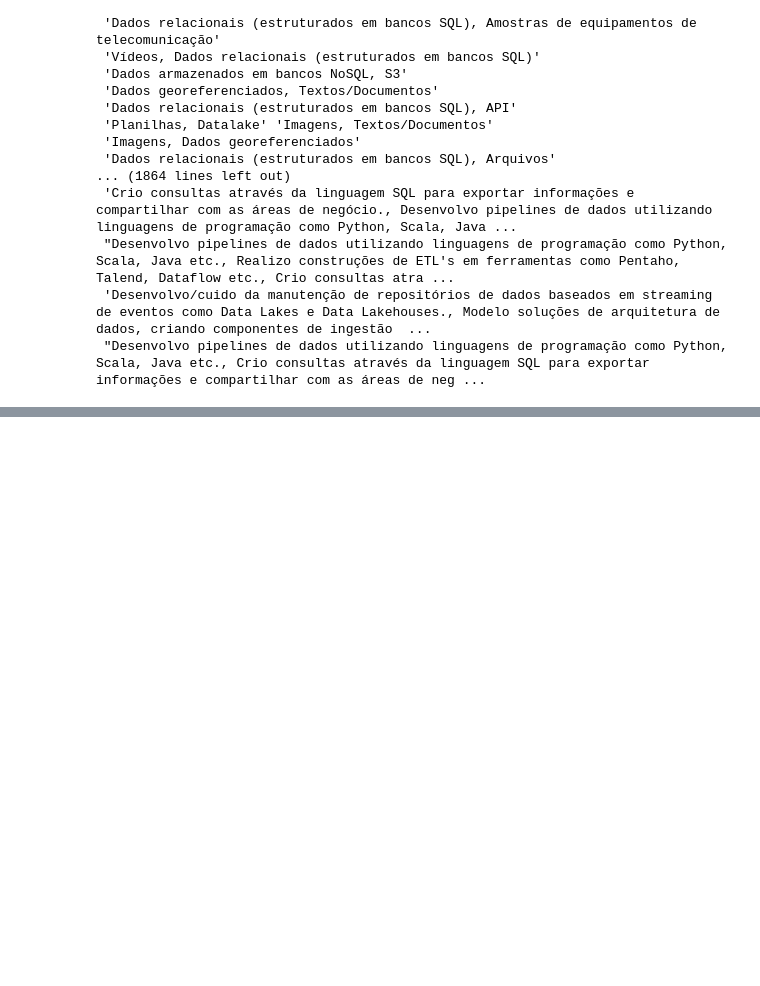
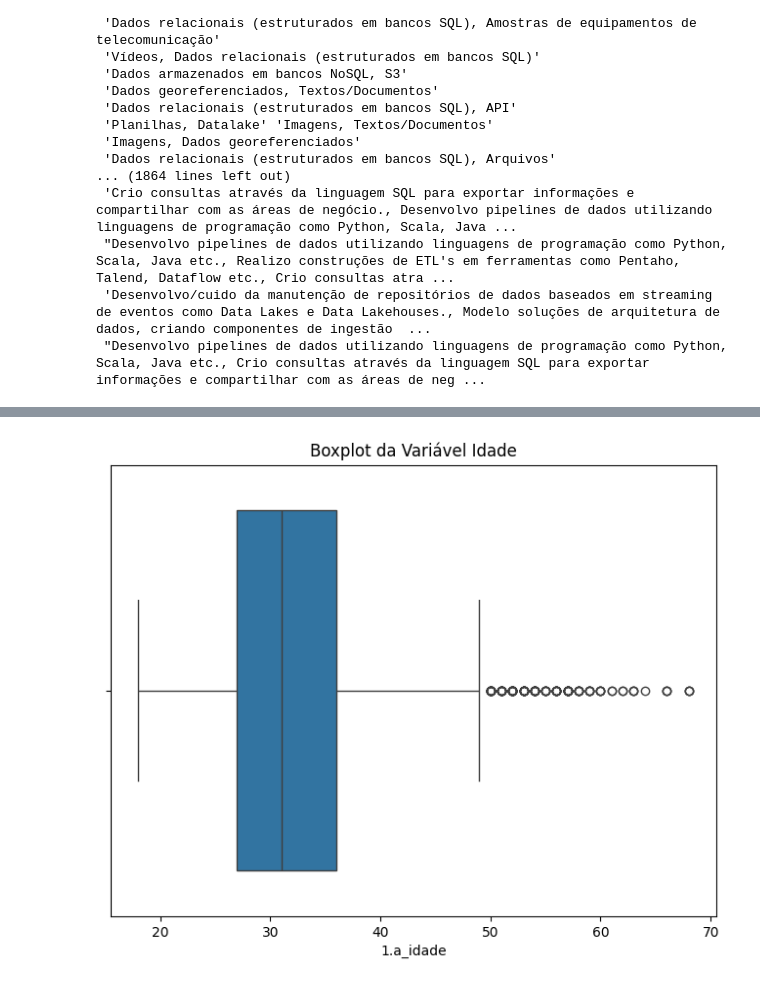
Before and after one commit to Apenas1Silva/SOData_2025, a Jupyter notebook: SOData24_25.ipynb, the cells around one changed output, grey strips where cells are left out. Saved outputs shown, nothing was run; the diff lists cells and outputs as text; code cells hidden in the pictures; blank space fills up the shorter version.

```diff
--- a/SOData24_25.ipynb
+++ b/SOData24_25.ipynb
@@ -138,0 +301,8 @@ A saída de streaming foi truncada nas últimas 5000 linhas.
+# %%
+# Plotando o Boxplot da variável Idade
+plt.figure(figsize=(8, 6))
+sns.boxplot(x=df['1.a_idade'])
+plt.title('Boxplot da Variável Idade')
+plt.show()
+# %% [output]
+[figure, added]
```
Also changed, not shown: parts of 14 cells of this notebook.
